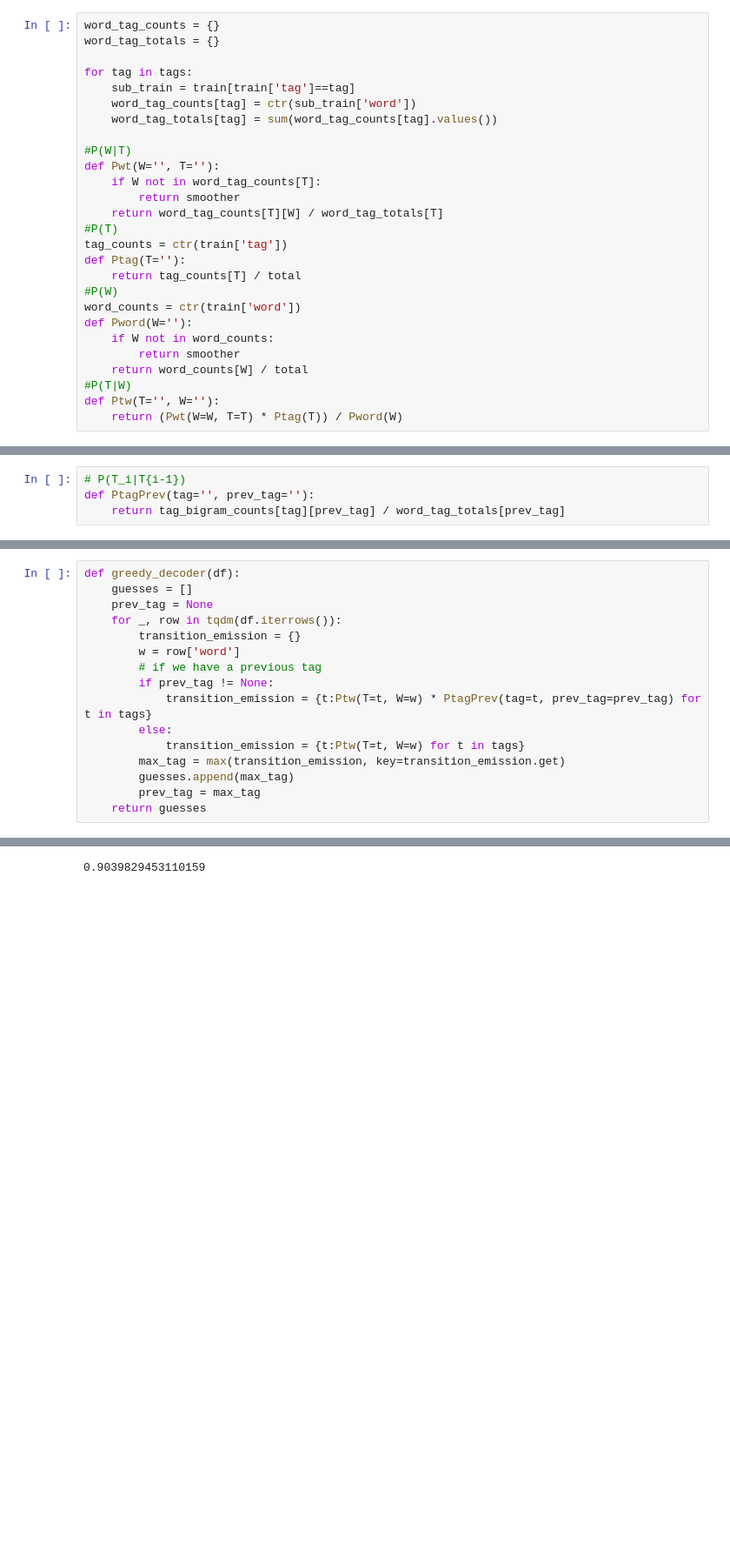
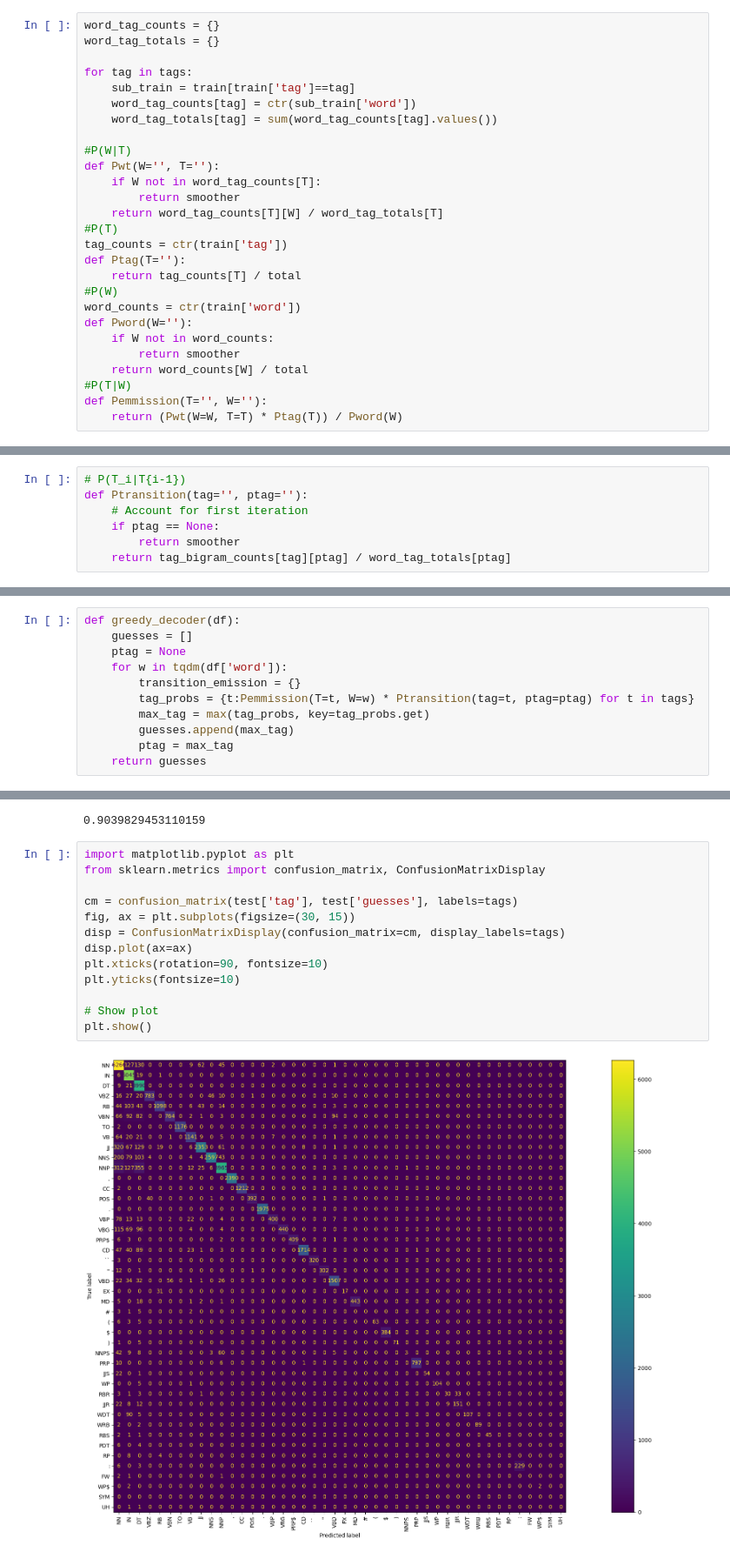
Before and after one commit to reggiewade/nlp, a Jupyter notebook: part_of_speech_tagging/hmm-1.ipynb, the cells around one changed output, grey strips where cells are left out. Shown at 87% size. Cells and saved outputs as stored; diff of their text form; blank space fills up the shorter version.

```diff
--- a/part_of_speech_tagging/hmm-1.ipynb
+++ b/part_of_speech_tagging/hmm-1.ipynb
@@ -35,7 +35,7 @@ def Pword(W=''):
         return smoother
     return word_counts[W] / total
 #P(T|W)
-def Ptw(T='', W=''):
+def Pemmission(T='', W=''):
     return (Pwt(W=W, T=T) * Ptag(T)) / Pword(W)
 # %% [markdown]
 ### Transition Function $P(T_i|T_{i-1})$
@@ -50,25 +50,23 @@ for tag in tags:
     tag_bigram_counts[tag] = ctr(sub_train['prev_tag'])
 # %%
 # P(T_i|T{i-1})
-def PtagPrev(tag='', prev_tag=''):
-    return tag_bigram_counts[tag][prev_tag] / word_tag_totals[prev_tag]
+def Ptransition(tag='', ptag=''):
+    # Account for first iteration
+    if ptag == None:
+        return smoother
+    return tag_bigram_counts[tag][ptag] / word_tag_totals[ptag]
 # %% [markdown]
 ### Greedy Decoder
 # %%
 def greedy_decoder(df):
     guesses = []
-    prev_tag = None
-    for _, row in tqdm(df.iterrows()):
+    ptag = None
+    for w in tqdm(df['word']):
         transition_emission = {}
-        w = row['word']
-        # if we have a previous tag
-        if prev_tag != None:
-            transition_emission = {t:Ptw(T=t, W=w) * PtagPrev(tag=t, prev_tag=prev_tag) for t in tags}
-        else:
-            transition_emission = {t:Ptw(T=t, W=w) for t in tags}
-        max_tag = max(transition_emission, key=transition_emission.get)
+        tag_probs = {t:Pemmission(T=t, W=w) * Ptransition(tag=t, ptag=ptag) for t in tags}
+        max_tag = max(tag_probs, key=tag_probs.get)
         guesses.append(max_tag)
-        prev_tag = max_tag
+        ptag = max_tag
     return guesses
 # %%
 guesses = greedy_decoder(train)
@@ -88,3 +86,18 @@ test['guesses'] = test_guesses
 print(sum(test['tag'] == test['guesses']) / len(test))
 # %% [output]
 0.9039829453110159
+# %%
+import matplotlib.pyplot as plt
+from sklearn.metrics import confusion_matrix, ConfusionMatrixDisplay
+
+cm = confusion_matrix(test['tag'], test['guesses'], labels=tags)
+fig, ax = plt.subplots(figsize=(30, 15))
+disp = ConfusionMatrixDisplay(confusion_matrix=cm, display_labels=tags)
+disp.plot(ax=ax)
+plt.xticks(rotation=90, fontsize=10)
+plt.yticks(fontsize=10)
+
+# Show plot
+plt.show()
+# %% [output]
+[figure, added]
```
Also changed, not shown: parts of 2 cells of this notebook, 5 other files.
